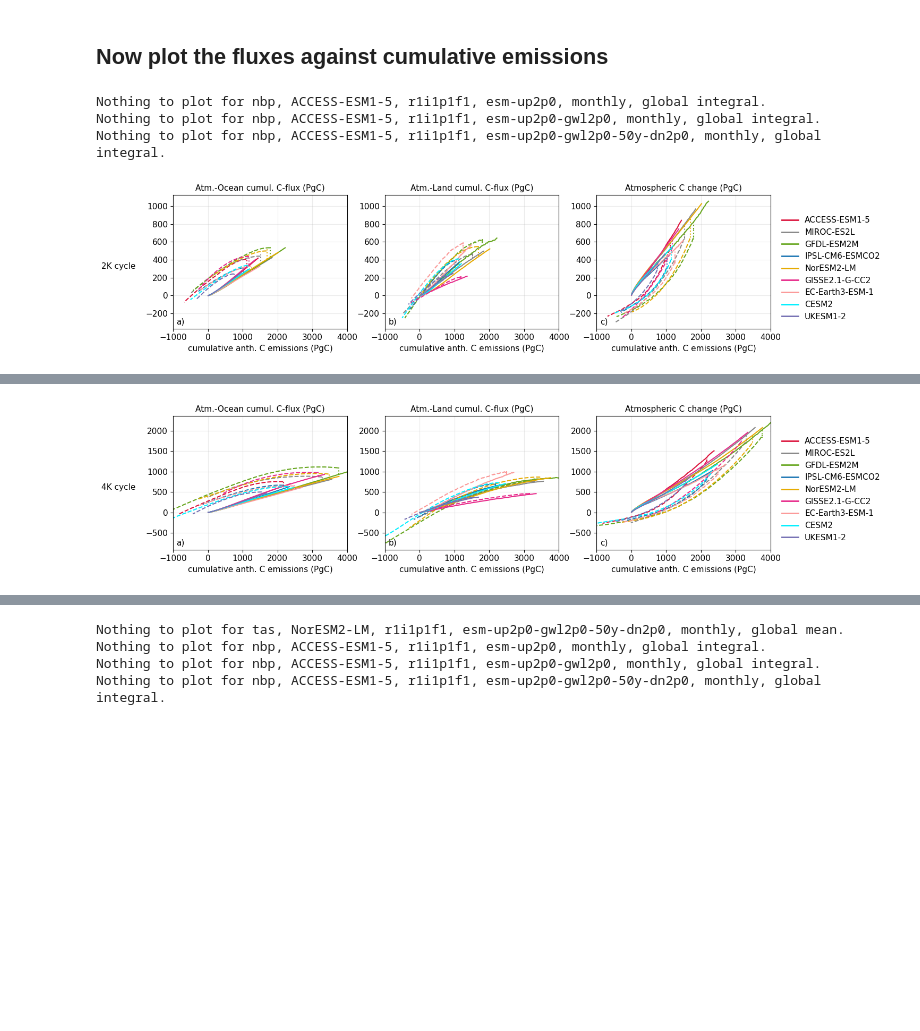
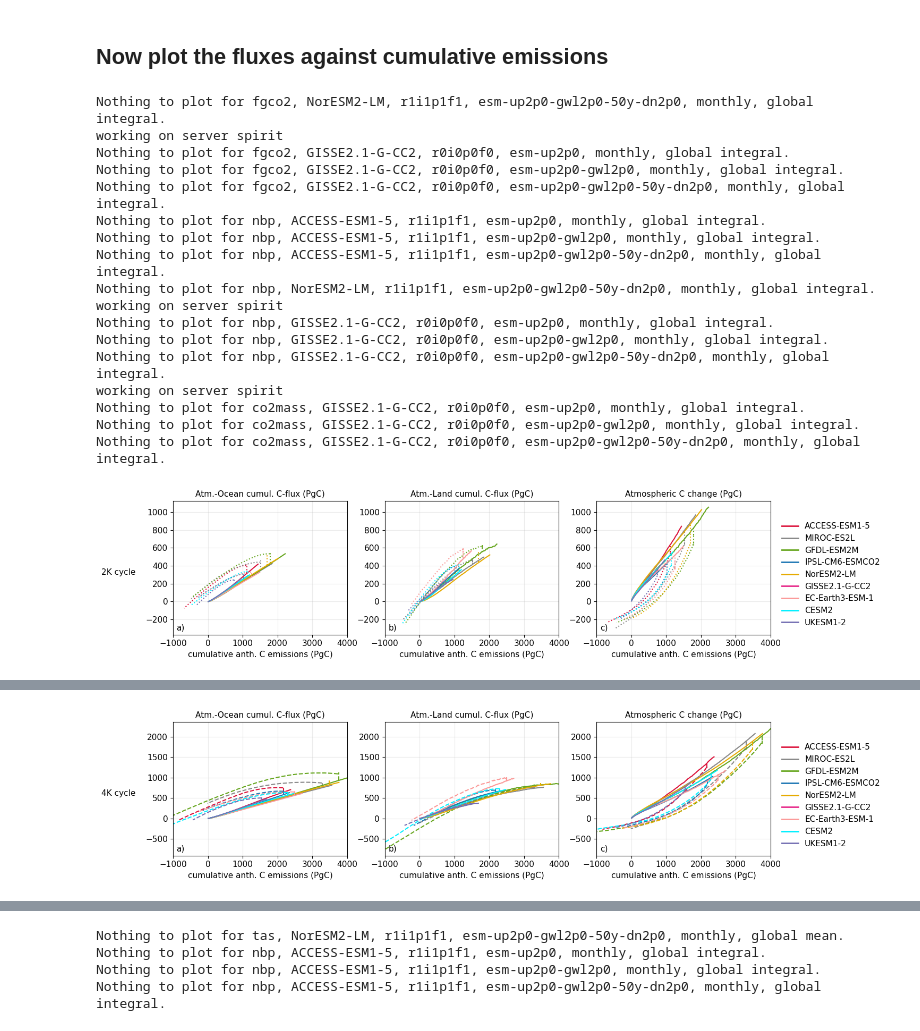
Before and after one commit to eikekoehn/TIPMIP_carbon_cycle, a Jupyter notebook: 02_analysis_and_plotting/plot_fundamental_time_series.ipynb, the cells around one changed output, grey strips where cells are left out. Drawn from its saved outputs; the diff is of its cells as text; code cells hidden in the pictures; blank space fills up the shorter version.

```diff
--- a/02_analysis_and_plotting/plot_fundamental_time_series.ipynb
+++ b/02_analysis_and_plotting/plot_fundamental_time_series.ipynb
@@ -1680,17 +2069,6 @@ for run_cycle in run_cycles.keys():
 
                 try:
 
-                    # synthetic budget panel
-                    #if varia == "budget":
-                    #
-                    #    annual_stat = (
-                    #        all_annual_stats["fgco2"][model][run]
-                    #        + all_annual_stats["nbp"][model][run]
-                    #        + all_annual_stats["co2mass"][model][run]
-                    #    )
-                    #
-                    #else:
-                    #
                     annual_stat = all_annual_stats[varia][model][run]       # /  model_dict[model].emission_rate
                     annual_stat_emissions = all_annual_stats["fco2antt"][model][run]
 
@@ -1718,7 +2096,7 @@ for run_cycle in run_cycles.keys():
 
                     # smoothed tas overlay
                     smooth_emissions = annual_stat_emissions.rolling(
-                        time=running_mean_years,
+                        time=1,#running_mean_years,
                         center=True,
                         min_periods=1,
                     ).mean()
@@ -1749,25 +2127,25 @@ for run_cycle in run_cycles.keys():
                 # marker at net-zero year
                 # ------------------------------------------------
 
-                if zero_time is not None:
-
-                    try:
-
-                        marker_value = annual_stat.sel(time=zero_time)
-
-                        ax.plot(
-                            zero_time,
-                            marker_value,
-                            marker='o',
-                            markersize=5,
-                            color=color,
-                            markeredgecolor='k',
-                            markeredgewidth=0.5,
-                            zorder=10,
-                        )
-
-                    except Exception:
-                        pass
+                #if zero_time is not None:
+                #
+                #    try:
+                #
+                #        marker_value = annual_stat.sel(time=zero_time)
+                #
+                #        ax.plot(
+                #            zero_time,
+                #            marker_value,
+                #            marker='o',
+                #            markersize=5,
+                #            color=color,
+                #            markeredgecolor='k',
+                #            markeredgewidth=0.5,
+                #            zorder=10,
+                #        )
+                #
+                #    except Exception:
+                #        pass
 
         # ========================================================
         # formatting
@@ -1809,32 +2187,46 @@ for run_cycle in run_cycles.keys():
 
         # suppress redundant y tick labels
         #if varia not in ["fgco2", "tas"]:
         #    ax.tick_params(labelleft=False)
 
     for axi in axes:
         axi.set_xlabel(r'cumulative anth. C emissions (PgC)')
 
     for axi,lab in zip(axes,['a)','b)','c)','d)','e)','f)']):
         axi.text(0.02,0.02,lab,ha='left',va='bottom',transform=axi.transAxes)
 
     # ============================================================
     # legend
     # ============================================================
 
     fig.legend(
         handles=list(legend_handles.values()),
         loc="center left",
         bbox_to_anchor=(0.855, 0.5),
         frameon=False,
     )
 
     #plt.subplots_adjust(left=0.02,bottom=0.1)
     plt.tight_layout()
     plt.subplots_adjust(left=0.1,right=0.85)
-    plt.savefig(f'./../03_plots/fundamental_time_series/carbon_changes_against_emissions_{run_cycle}cycle.png',dpi=200,transparent=True)
+    #plt.savefig(f'./../03_plots/fundamental_time_series/carbon_changes_against_emissions_{run_cycle}cycle.png',dpi=200,transparent=True)
     plt.show()
 # %% [output]
+Nothing to plot for fgco2, NorESM2-LM, r1i1p1f1, esm-up2p0-gwl2p0-50y-dn2p0, monthly, global integral.
+working on server spirit
+Nothing to plot for fgco2, GISSE2.1-G-CC2, r0i0p0f0, esm-up2p0, monthly, global integral.
+Nothing to plot for fgco2, GISSE2.1-G-CC2, r0i0p0f0, esm-up2p0-gwl2p0, monthly, global integral.
+Nothing to plot for fgco2, GISSE2.1-G-CC2, r0i0p0f0, esm-up2p0-gwl2p0-50y-dn2p0, monthly, global integral.
 Nothing to plot for nbp, ACCESS-ESM1-5, r1i1p1f1, esm-up2p0, monthly, global integral.
 Nothing to plot for nbp, ACCESS-ESM1-5, r1i1p1f1, esm-up2p0-gwl2p0, monthly, global integral.
 Nothing to plot for nbp, ACCESS-ESM1-5, r1i1p1f1, esm-up2p0-gwl2p0-50y-dn2p0, monthly, global integral.
+Nothing to plot for nbp, NorESM2-LM, r1i1p1f1, esm-up2p0-gwl2p0-50y-dn2p0, monthly, global integral.
+working on server spirit
+Nothing to plot for nbp, GISSE2.1-G-CC2, r0i0p0f0, esm-up2p0, monthly, global integral.
+Nothing to plot for nbp, GISSE2.1-G-CC2, r0i0p0f0, esm-up2p0-gwl2p0, monthly, global integral.
+Nothing to plot for nbp, GISSE2.1-G-CC2, r0i0p0f0, esm-up2p0-gwl2p0-50y-dn2p0, monthly, global integral.
+working on server spirit
+Nothing to plot for co2mass, GISSE2.1-G-CC2, r0i0p0f0, esm-up2p0, monthly, global integral.
+Nothing to plot for co2mass, GISSE2.1-G-CC2, r0i0p0f0, esm-up2p0-gwl2p0, monthly, global integral.
+Nothing to plot for co2mass, GISSE2.1-G-CC2, r0i0p0f0, esm-up2p0-gwl2p0-50y-dn2p0, monthly, global integral.
-[figure, old version]
+[figure, new version]
@@ -1844 +2250 @@ Nothing to plot for nbp, ACCESS-ESM1-5, r1i1p1f1, esm-up2p0-gwl4p0-50y-dn2p0, mo
-[figure, old version]
+[figure, new version]
```
Also changed, not shown: parts of 10 cells of this notebook, 4 other files.
